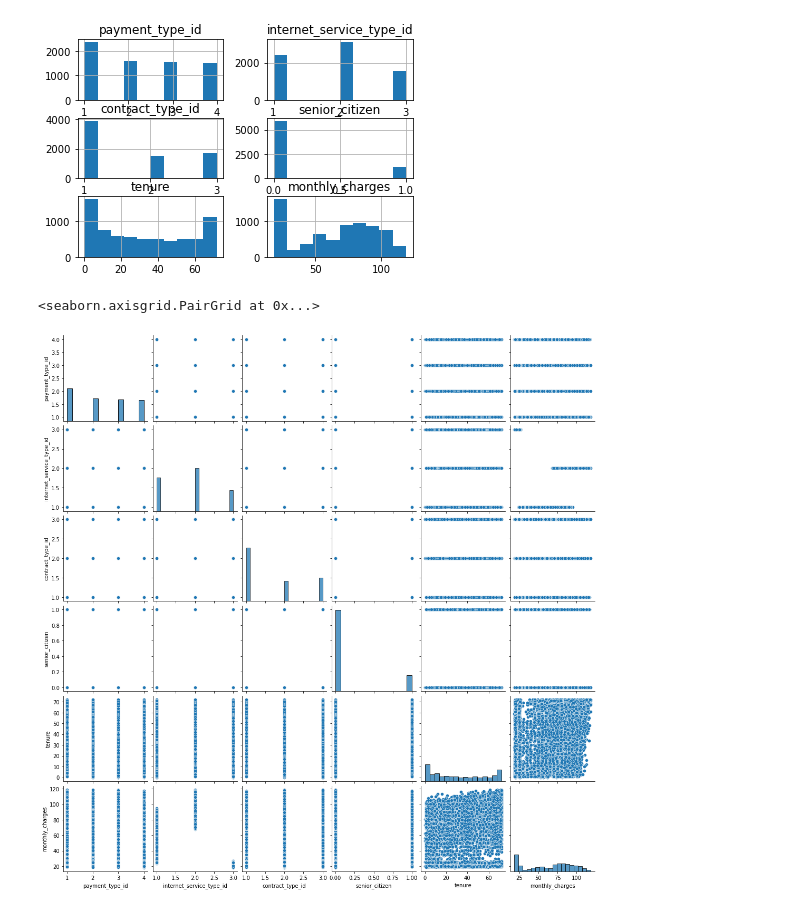
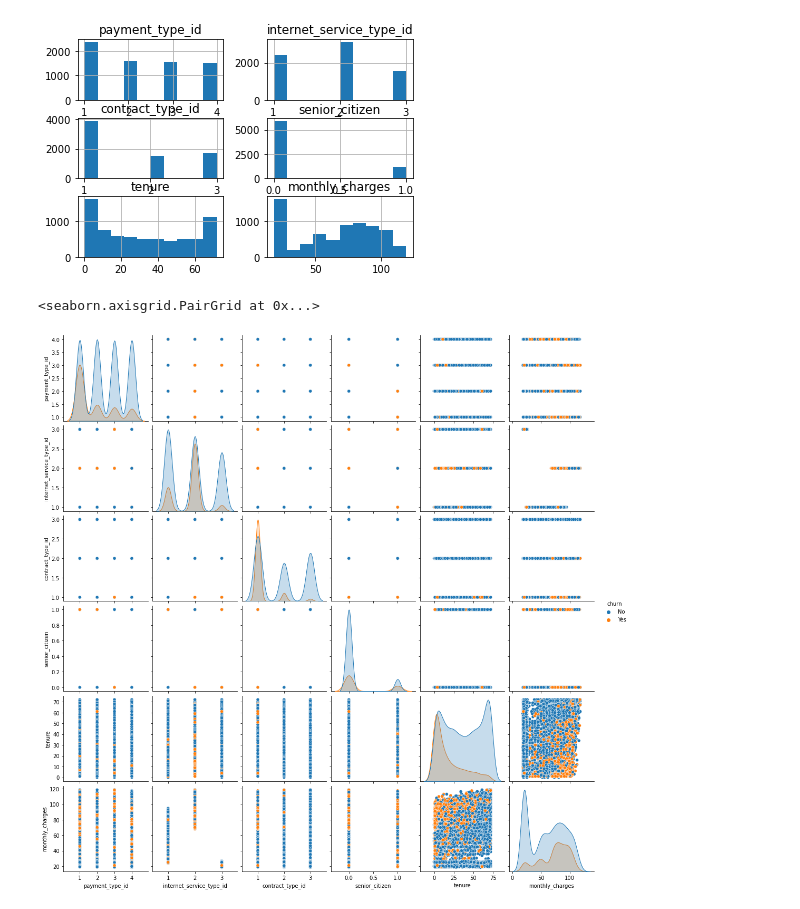
Before and after one commit to jeffakins/telco_project, a Jupyter notebook: telco_churn_data.ipynb, the cells around one changed output. Drawn from its saved outputs; the diff is of its cells as text; code cells hidden in the pictures.

Commit message:
Updates to telco project

```diff
--- a/telco_churn_data.ipynb
+++ b/telco_churn_data.ipynb
@@ -76,7 +127,7 @@ array([[<AxesSubplot:title={'center':'payment_type_id'}>,
         <AxesSubplot:title={'center':'monthly_charges'}>]], dtype=object)
 [figure]
 # %%
-sns.pairplot(telco_df)
+sns.pairplot(telco_df, hue='churn')
 # %% [output]
 <seaborn.axisgrid.PairGrid at 0x...>
-[figure, old version]
+[figure, new version]
```
Also changed, not shown: parts of 4 cells of this notebook.
